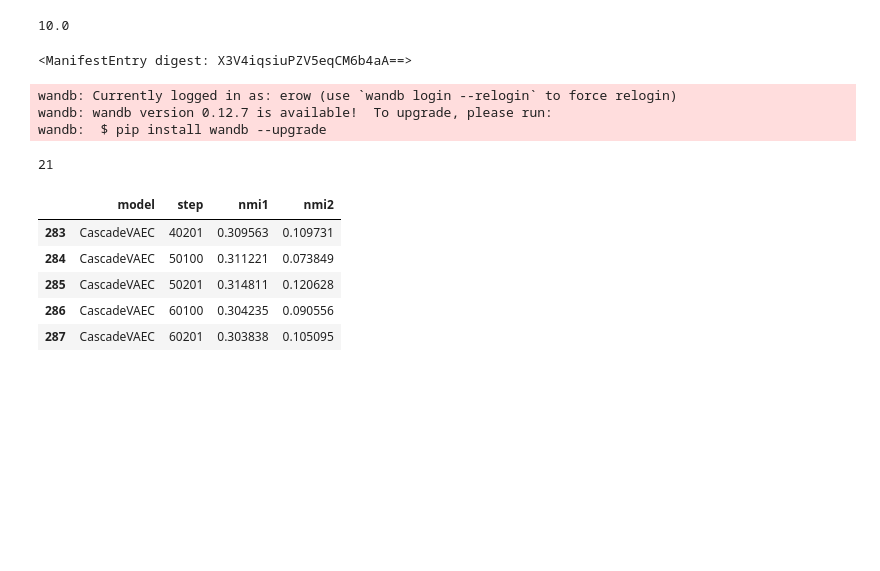
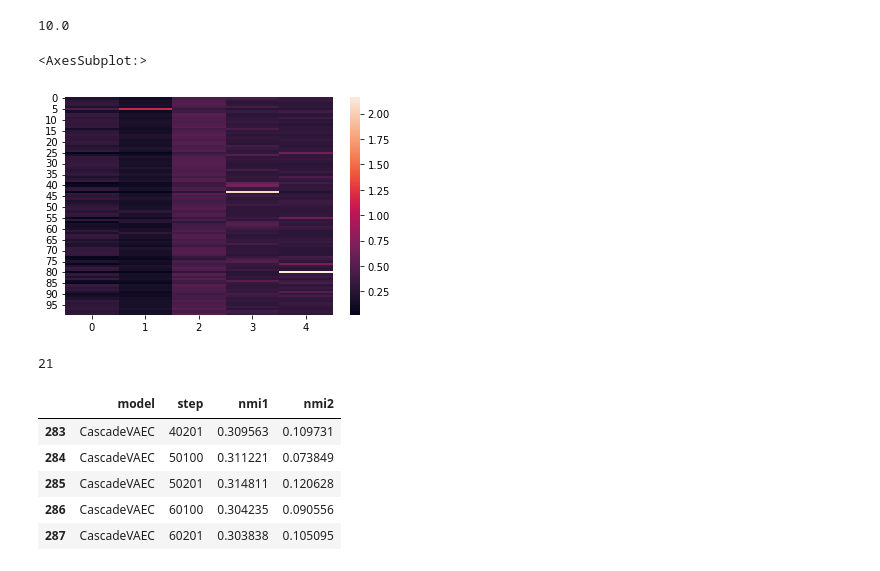
Before and after one commit to erow/disentanglement_lib, a Jupyter notebook: notebooks/Untitled-1.ipynb, the cells around one changed output. Saved outputs shown, nothing was run; the diff lists cells and outputs as text; code cells hidden in the pictures; blank space fills up the shorter version.

```diff
--- a/notebooks/Untitled-1.ipynb
+++ b/notebooks/Untitled-1.ipynb
@@ -11,13 +11,12 @@ art_m = wandb.Artifact('model','model')
-# %%
-art_m.add_file('plots.ipynb',)
-# %% [output]
-<ManifestEntry digest: X3V4iqsiuPZV5eqCM6b4aA==>
-# %%
-art_m.save('exps')
-# %% [output]
-wandb: Currently logged in as: erow (use `wandb login --relogin` to force relogin)
-wandb: wandb version 0.12.7 is available!  To upgrade, please run:
-wandb:  $ pip install wandb --upgrade
+# %%
+r=api.run('erow/disentanglement_lib-bin/pqgow10u')
+mi = r.history(keys=["discrete_mi"])["discrete_mi"]
+mi = np.array(mi.tolist())
+# %%
+sns.heatmap(mi[2])
+# %% [output]
+<AxesSubplot:>
+[figure, added]
 # %%
 matplotlib.rcParams['font.size'] = 12
 # %%
```
Also changed, not shown: parts of 2 cells of this notebook, 16 other files.
